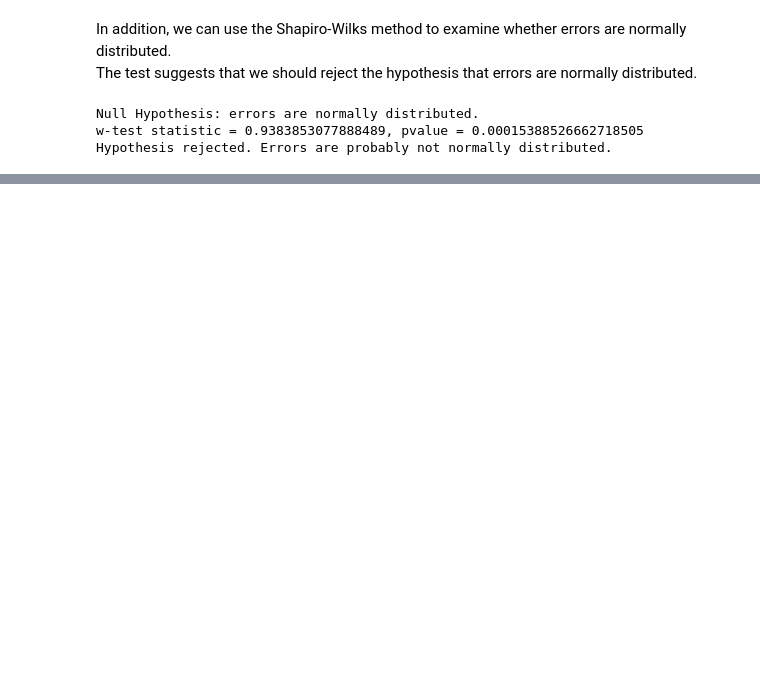
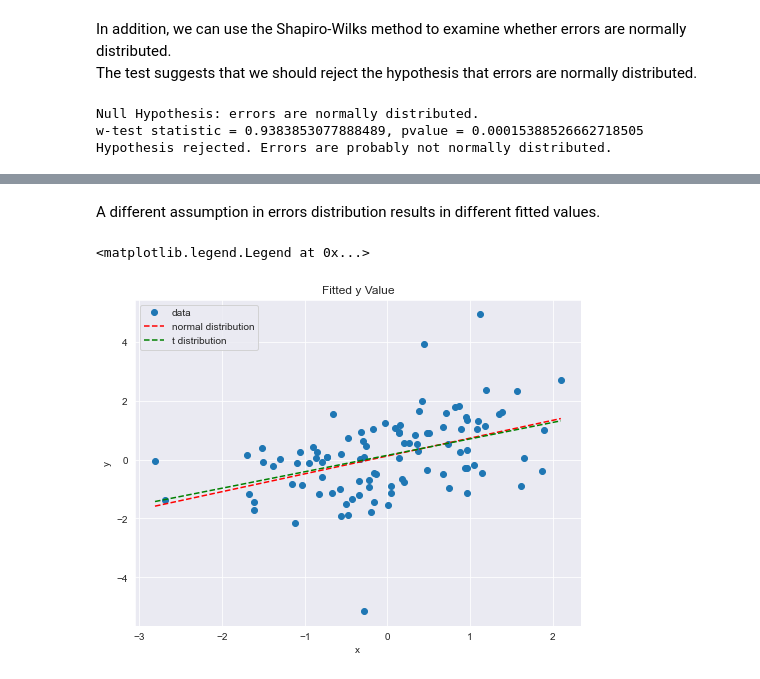
Before and after one commit to Xupeiyi/Duke_Fintech590, a Jupyter notebook: Week02/Week2_Project.ipynb, the cells around one changed output, grey strips where cells are left out. Saved outputs shown, nothing was run; the diff lists cells and outputs as text; code cells hidden in the pictures; blank space fills up the shorter version.

```diff
--- a/Week02/Week2_Project.ipynb
+++ b/Week02/Week2_Project.ipynb
@@ -319 +379,16 @@ NormalEstimator gives the best fit.
+# %% [markdown]
+A different assumption in errors distribution results in different fitted values.
+# %%
+# plot the fitted y values
+fig, ax = plt.subplots(figsize=(8,6))
+ax.plot(data2.x, data2.y, 'o', label="data")
+ax.plot(data2.x, norm_estimator.fitted_y(), 'r--', label="normal distribution")
+ax.plot(data2.x, t_estimator.fitted_y(), 'g--', label="t distribution")
+ax.set_xlabel('x')
+ax.set_ylabel('y')
+ax.set_title("Fitted y Value")
+ax.legend(loc='best')
+# %% [output]
+<matplotlib.legend.Legend at 0x...>
+[figure, added]
 # %% [markdown]
```
Also changed, not shown: parts of 29 cells of this notebook, 6 other files.
